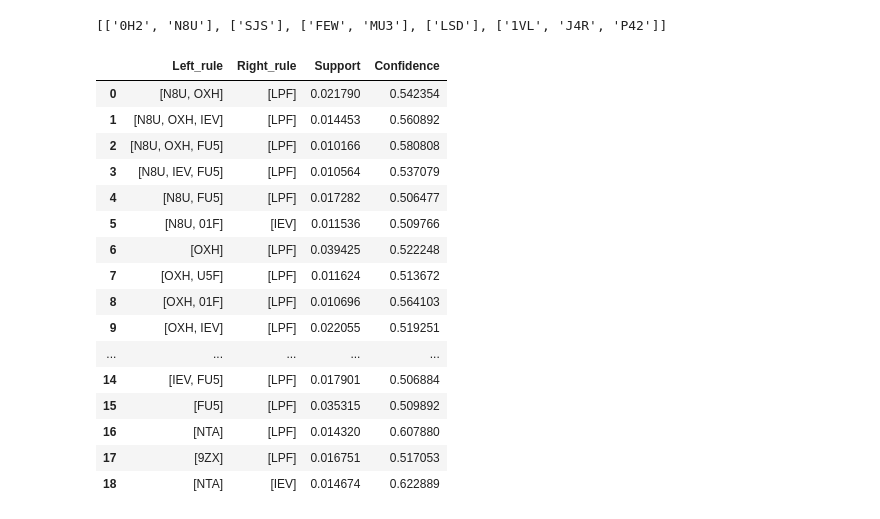
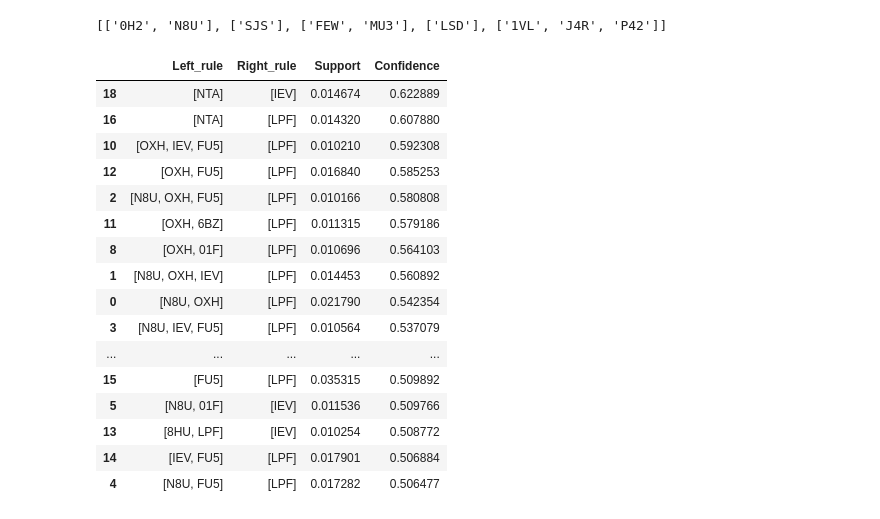
Before and after one commit to johnmarquess/IFN509, a Jupyter notebook: Assignment 2/association.ipynb, the cells around one changed output. Saved outputs shown, nothing was run; the diff lists cells and outputs as text; code cells hidden in the pictures.

```diff
--- a/Assignment 2/association.ipynb
+++ b/Assignment 2/association.ipynb
@@ -162,2 +145,2 @@ data.head()
 # %%
-transactions= data.groupby('Customer_ID')['SKU_Category'].apply(list)
+transactions= data.groupby('customer_id')['sku_category'].apply(list)
@@ -231,22 +228,24 @@ def get_association_rules(sequences, min_sup, min_conf):
     # return pandas DataFrame
     return pd.DataFrame(output_rules, columns = ['Left_rule', 'Right_rule', 'Support', 'Confidence'])
 # %%
-get_association_rules(sequences, 0.01, 0.5)
+seq_association_rules = get_association_rules(sequences, 0.01, 0.5)
-# %% [output]
-|  | Left_rule | Right_rule | Support | Confidence |
-| 0 | [N8U, OXH] | [LPF] | 0.021790 | 0.542354 |
-| 1 | [N8U, OXH, IEV] | [LPF] | 0.014453 | 0.560892 |
-| 2 | [N8U, OXH, FU5] | [LPF] | 0.010166 | 0.580808 |
-| 3 | [N8U, IEV, FU5] | [LPF] | 0.010564 | 0.537079 |
-| 4 | [N8U, FU5] | [LPF] | 0.017282 | 0.506477 |
-| 5 | [N8U, 01F] | [IEV] | 0.011536 | 0.509766 |
-| 6 | [OXH] | [LPF] | 0.039425 | 0.522248 |
-| 7 | [OXH, U5F] | [LPF] | 0.011624 | 0.513672 |
-| 8 | [OXH, 01F] | [LPF] | 0.010696 | 0.564103 |
-| 9 | [OXH, IEV] | [LPF] | 0.022055 | 0.519251 |
-| ... | ... | ... | ... | ... |
-| 14 | [IEV, FU5] | [LPF] | 0.017901 | 0.506884 |
-| 15 | [FU5] | [LPF] | 0.035315 | 0.509892 |
-| 16 | [NTA] | [LPF] | 0.014320 | 0.607880 |
-| 17 | [9ZX] | [LPF] | 0.016751 | 0.517053 |
-| 18 | [NTA] | [IEV] | 0.014674 | 0.622889 |
+# %%
+seq_association_rules.sort_values(by='Confidence', ascending=False)
+# %% [output]
+|  | Left_rule | Right_rule | Support | Confidence |
+| 18 | [NTA] | [IEV] | 0.014674 | 0.622889 |
+| 16 | [NTA] | [LPF] | 0.014320 | 0.607880 |
+| 10 | [OXH, IEV, FU5] | [LPF] | 0.010210 | 0.592308 |
+| 12 | [OXH, FU5] | [LPF] | 0.016840 | 0.585253 |
+| 2 | [N8U, OXH, FU5] | [LPF] | 0.010166 | 0.580808 |
+| 11 | [OXH, 6BZ] | [LPF] | 0.011315 | 0.579186 |
+| 8 | [OXH, 01F] | [LPF] | 0.010696 | 0.564103 |
+| 1 | [N8U, OXH, IEV] | [LPF] | 0.014453 | 0.560892 |
+| 0 | [N8U, OXH] | [LPF] | 0.021790 | 0.542354 |
+| 3 | [N8U, IEV, FU5] | [LPF] | 0.010564 | 0.537079 |
+| ... | ... | ... | ... | ... |
+| 15 | [FU5] | [LPF] | 0.035315 | 0.509892 |
+| 5 | [N8U, 01F] | [IEV] | 0.011536 | 0.509766 |
+| 13 | [8HU, LPF] | [IEV] | 0.010254 | 0.508772 |
+| 14 | [IEV, FU5] | [LPF] | 0.017901 | 0.506884 |
+| 4 | [N8U, FU5] | [LPF] | 0.017282 | 0.506477 |
```
Also changed, not shown: parts of 17 cells of this notebook, 1 other file.
